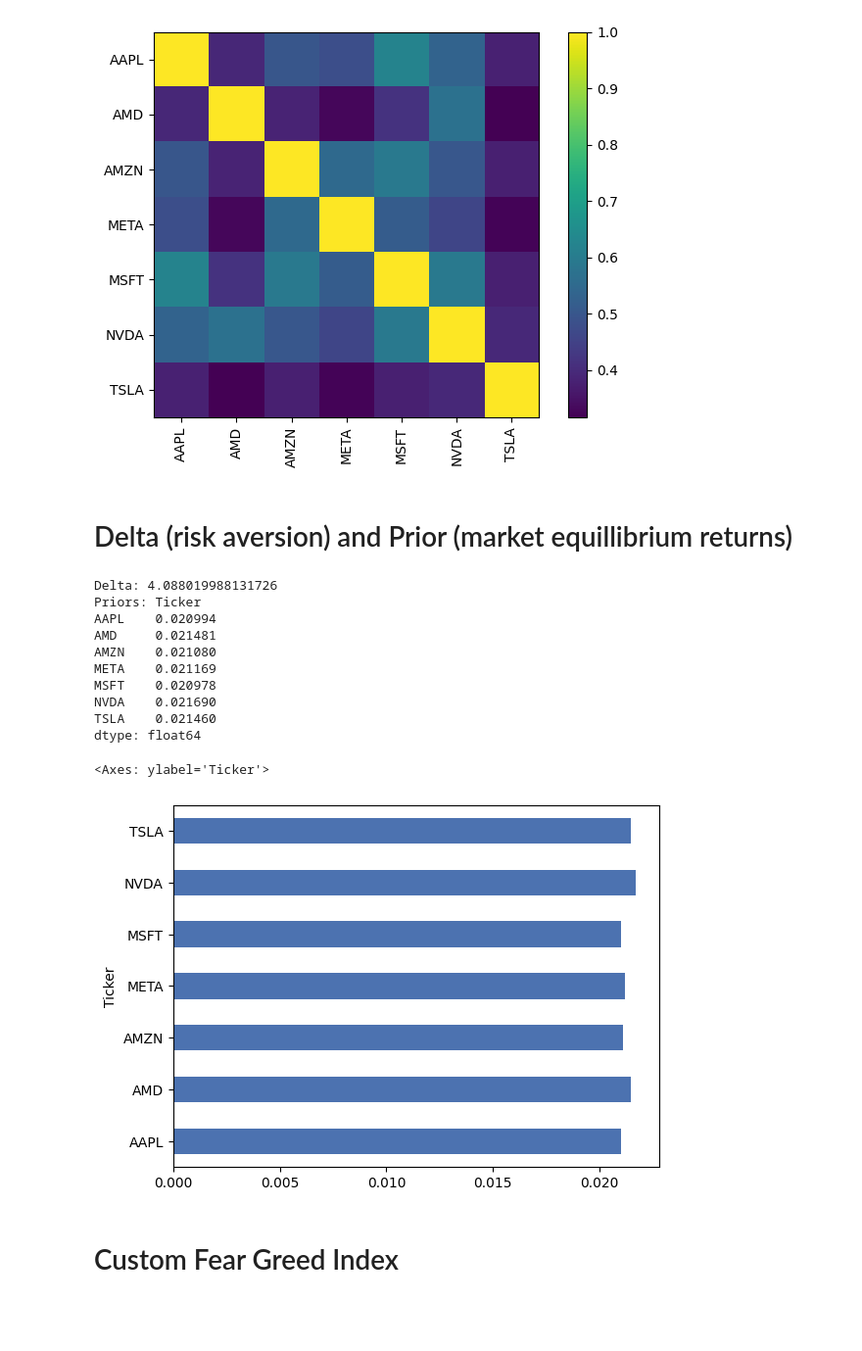
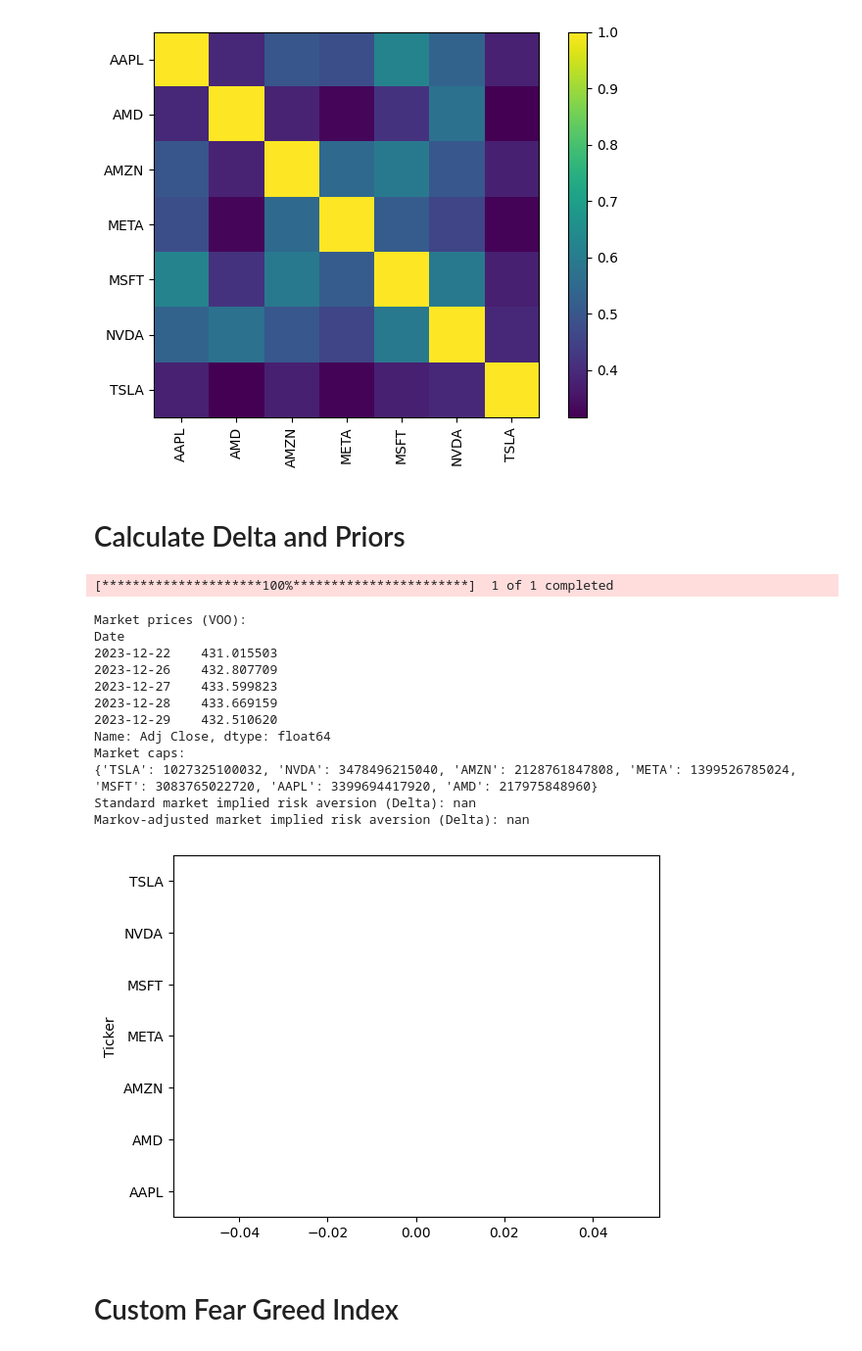
Before and after one commit to chantalmaskell/Black_Litterman_Portfolio_Optimisation, a Jupyter notebook: notebook.ipynb, the cells around one changed output. Shown at 98% size. Saved outputs shown, nothing was run; the diff lists cells and outputs as text; code cells hidden in the pictures; blank space fills up the shorter version.

```diff
--- a/notebook.ipynb
+++ b/notebook.ipynb
@@ -39,29 +176,44 @@ plotting.plot_covariance(covariance_matrix, plot_correlation=True)
 # %% [output]
 <Axes: >
 [figure]
-# %% [markdown]
-# Delta (risk aversion) and Prior (market equillibrium returns)
-# %%
-delta = black_litterman.market_implied_risk_aversion(market_prices)
-prior = black_litterman.market_implied_prior_returns(market_caps, delta, covariance_matrix)
-
-print(f"Delta: {delta}")
-print(f"Priors: {prior}")
-
-prior.plot.barh()
-# %% [output]
-Delta: 4.088019988131726
-Priors: Ticker
-AAPL    0.020994
-AMD     0.021481
-AMZN    0.021080
-META    0.021169
-MSFT    0.020978
-NVDA    0.021690
-TSLA    0.021460
-dtype: float64
-<Axes: ylabel='Ticker'>
-[figure, removed]
+# %% [markdown]
+# Calculate Delta and Priors
+# %%
+# Standard delta and prior
+market_prices, market_caps, market_returns = get_market_prices_and_caps(tickers, start_date, end_date)
+delta = black_litterman.market_implied_risk_aversion(market_returns)
+prior = black_litterman.market_implied_prior_returns(market_caps, delta, covariance_matrix)
+
+prior.plot.barh()
+
+# Markov delta and prior
+markov_delta = black_litterman.market_implied_risk_aversion(etf_data['Returns'])
+markov_prior = black_litterman.market_implied_prior_returns(market_caps, markov_delta, risk_models.sample_cov(asset_returns))
+
+# markov_prior.plot.barh()
+
+print("Market prices (VOO):")
+print(market_prices.tail())
+print("Market caps:")
+print(market_caps)
+print("Standard market implied risk aversion (Delta):", delta)
+
+print("Markov-adjusted market implied risk aversion (Delta):", markov_delta)
+# %% [output]
+[*********************100%***********************]  1 of 1 completed
+Market prices (VOO):
+Date
+2023-12-22    431.015503
+2023-12-26    432.807709
+2023-12-27    433.599823
+2023-12-28    433.669159
+2023-12-29    432.510620
+Name: Adj Close, dtype: float64
+Market caps:
+{'TSLA': 1027325100032, 'NVDA': 3478496215040, 'AMZN': 2128761847808, 'META': 1399526785024, 'MSFT': 3083765022720, 'AAPL': 3399694417920, 'AMD': 217975848960}
+Standard market implied risk aversion (Delta): nan
+Markov-adjusted market implied risk aversion (Delta): nan
+[figure, added]
 # %% [markdown]
 # Custom Fear Greed Index
 # %%
```
Also changed, not shown: parts of 27 cells of this notebook, 3 other files.
